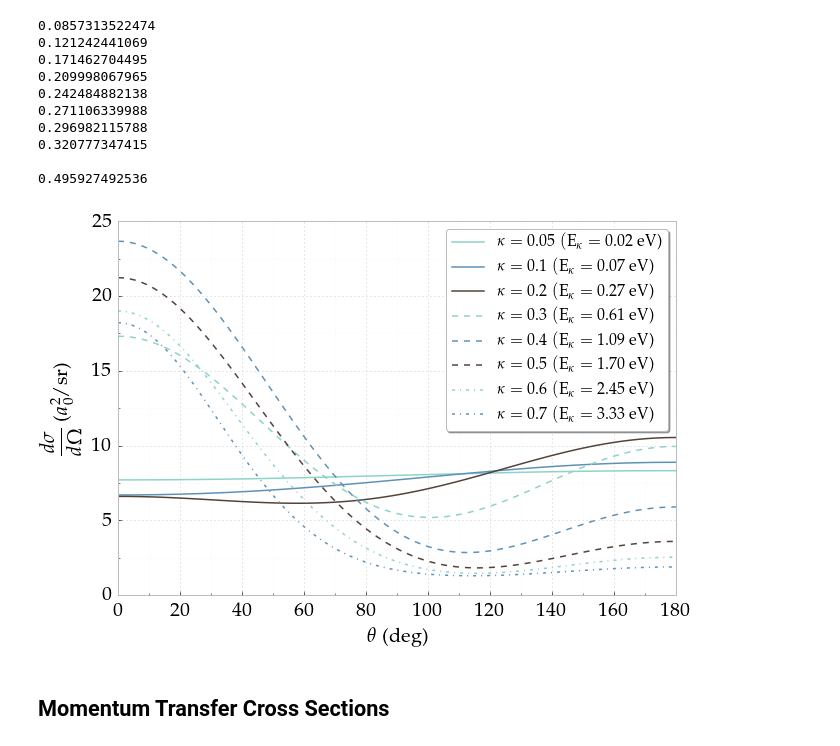
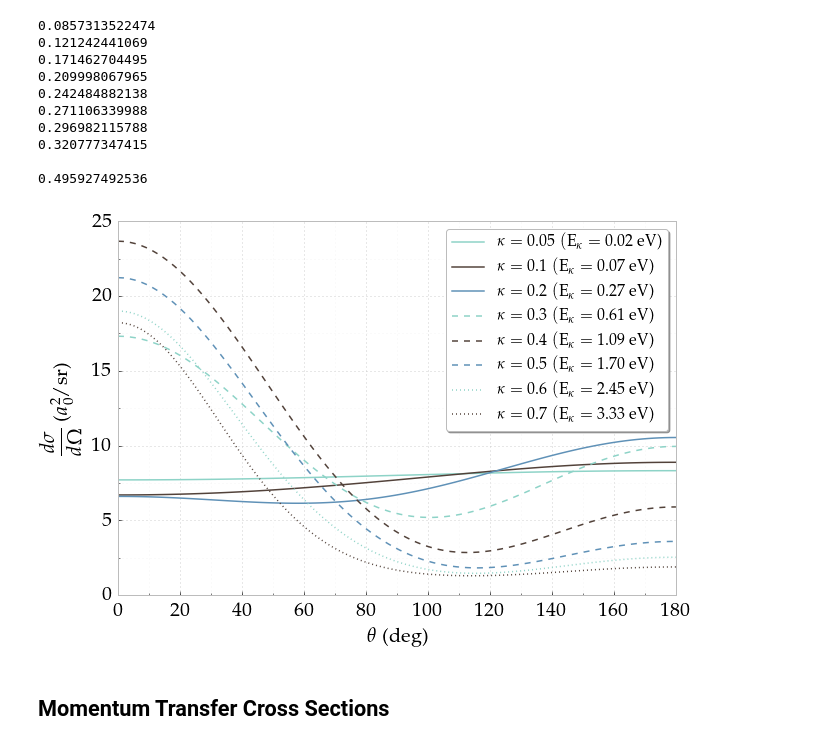
Before and after one commit to DentonW/Papers, a Jupyter notebook: PRA PsH/IPython/Paper Images.ipynb, the cells around one changed output. Cells and saved outputs as stored; diff of their text form; code cells hidden in the pictures.

```diff
--- a/PRA PsH/IPython/Paper Images.ipynb
+++ b/PRA PsH/IPython/Paper Images.ipynb
@@ -543,32 +543,0 @@ pyplot.show()
-# %%
-theta = (0, pi/2, pi)
-thetalabel = (r'$0$', r'$\pi/2$', r'$\pi$')
-#plotcol = ('steelblue', '#99CC66', 'coral')
-#plotcol = ("#8dd3c7", "#377eb8", "#52423A")
-plotcol = ("#8dd3c7", '#5F91B7', "#52423A")
-plotsty = ('-', '-', ':')
-
-lmax = 3  # Through the F-wave
-
-pyplot.xlabel(r"${\rm{E}}_{\kappa}$ (eV)")
-pyplot.ylabel(r"$\displaystyle \frac{d\sigma}{d\Omega}$ ($a_0^2/$sr)")
-
-for j, t in enumerate(theta):
-    diff_cross = []
-    for i in range(np.size(kappasub)):
-        k = kappasub[i]
-        d1 = DifferentialCrossSingle(k, t, kappasub, lmax, interp_phase1)
-        d3 = DifferentialCrossSingle(k, t, kappasub, lmax, interp_phase3)
-        diff_cross = np.append(diff_cross, 0.25*d1 + 0.75*d3)
-    #kappalabel = r'$\theta = ' + str(t*180/pi) + r'^{\circ}$'
-    kappalabel = r'$\theta = \;$' + thetalabel[j]
-    line, = pyplot.plot(ktoE(kappasub), diff_cross, marker='.', markersize=0.01, label=kappalabel, color=plotcol[j])
-    #if j == 2:
-    #    line.set_dashes([12, 2, 4, 2])
-
-pyplot.legend()
-pyplot.xlim([0,5.15])
-FixPlot(plt)
-#pyplot.ylabel(r"$\displaystyle \frac{d\sigma}{d\Omega}$ ($a_0^2/$sr)", fontsize=22)
-pyplot.savefig("diff-cross-section-2D-theta.pdf", bbox_inches='tight')
-pyplot.show()
@@ -599,7 +566,8 @@ print ktoE(0.27)
 # %%
 #ki = (0.05, 0.1, 0.15, 0.2, 0.25, 0.26, 0.27, 0.28, 0.3, 0.4, 0.5, 0.6, 0.7)
 ki = (0.05,0.1,0.2,0.3,0.4,0.5,0.6,0.7)
-colors = ('#52423A', "#8dd3c7", '#5F91B7')
+#colors = ('#52423A', "#8dd3c7", '#5F91B7')
+colors = ('#5F91B7', "#8dd3c7", '#52423A')
 
 lmax = 5  # Through the H-wave
 Ntheta = 100
@@ -616,35 +584,35 @@ pyplot.ylabel(r"$\displaystyle \frac{d\sigma}{d\Omega}$  ($a_0^2/$sr)")
 
 idx = 0
 for k in ki:
     diff_cross = []
     for i in range(Ntheta):
         d1 = DifferentialCrossSingle(k, theta[i], kappasub, lmax, interp_phase1)
         d3 = DifferentialCrossSingle(k, theta[i], kappasub, lmax, interp_phase3)
         diff_cross = np.append(diff_cross, 0.25*d1 + 0.75*d3)
         #diff_cross = np.append(diff_cross, d3)
     #kappalabel = r'$\kappa = ' + str(k) + r' / E = ' + "{0:.2f}".format(ktoE(k)) + r'$ eV'
     kappalabel = r'$\kappa = ' + str(k) + r'\; ({\rm{E}}_{\kappa} = ' + "{0:.2f}".format(ktoE(k)) + r'$ eV)'
     #${\rm{E}}_{\kappa}$
     #kappalabel = r'$\kappa = ' + str(k) + r'$'
     if idx < 3:
         lsty = 'solid'
     elif idx < 6:
         lsty = 'dashed'
     else:
-        lsty = '-.'
+        lsty = 'dotted'
     idx += 1
     #pyplot.plot(theta*180/pi, diff_cross, marker='.', markersize=0.01, label=kappalabel, ls=lsty, color=colors[idx%3])
     pyplot.plot(theta*180/pi, diff_cross, label=kappalabel, ls=lsty, color=colors[idx%3])
     #print diff_cross[0]
 
 #pyplot.legend(loc='upper right', shadow=True, prop={'size':14})
 pyplot.legend()
 FixPlot(plt)
 #pyplot.xlim([0, 3.2])
 pyplot.savefig("diff-cross-section-2D-kappa.pdf", bbox_inches='tight')
 pyplot.show()
 # %% [output]
-[figure, old version]
+[figure, new version]
 # %% [markdown]
 ## Momentum Transfer Cross Sections
 # %%
```
Also changed, not shown: parts of 6 cells of this notebook, 11 other files.
